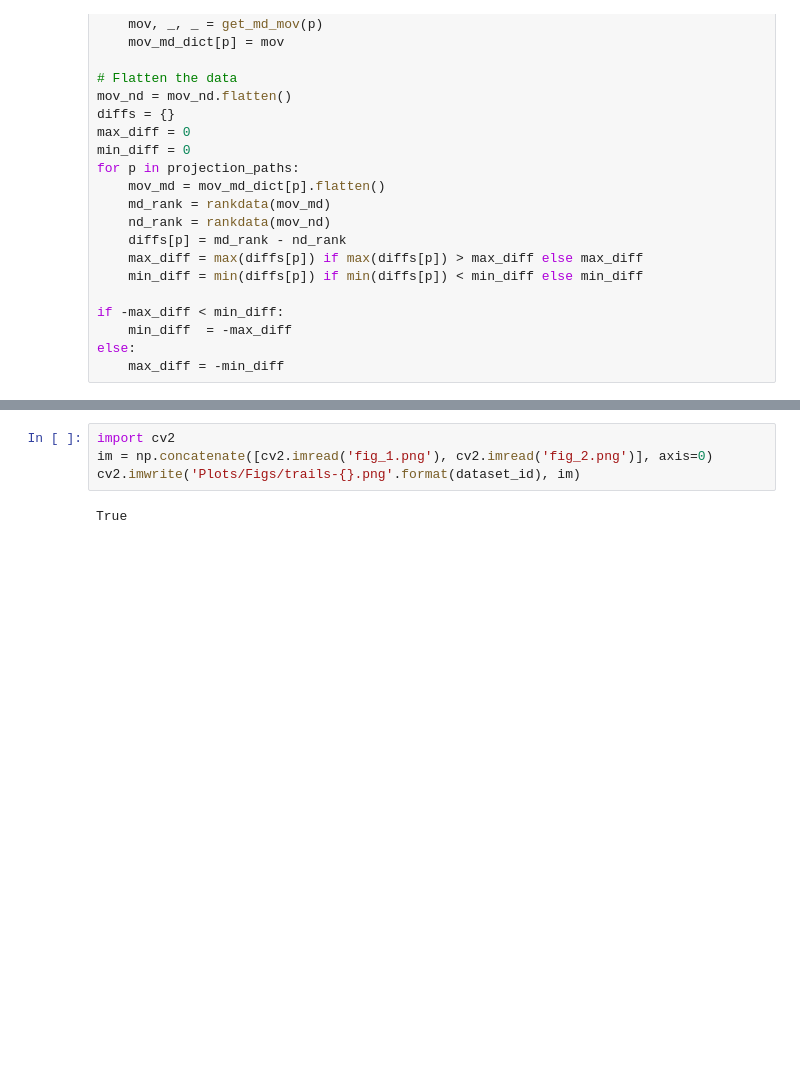
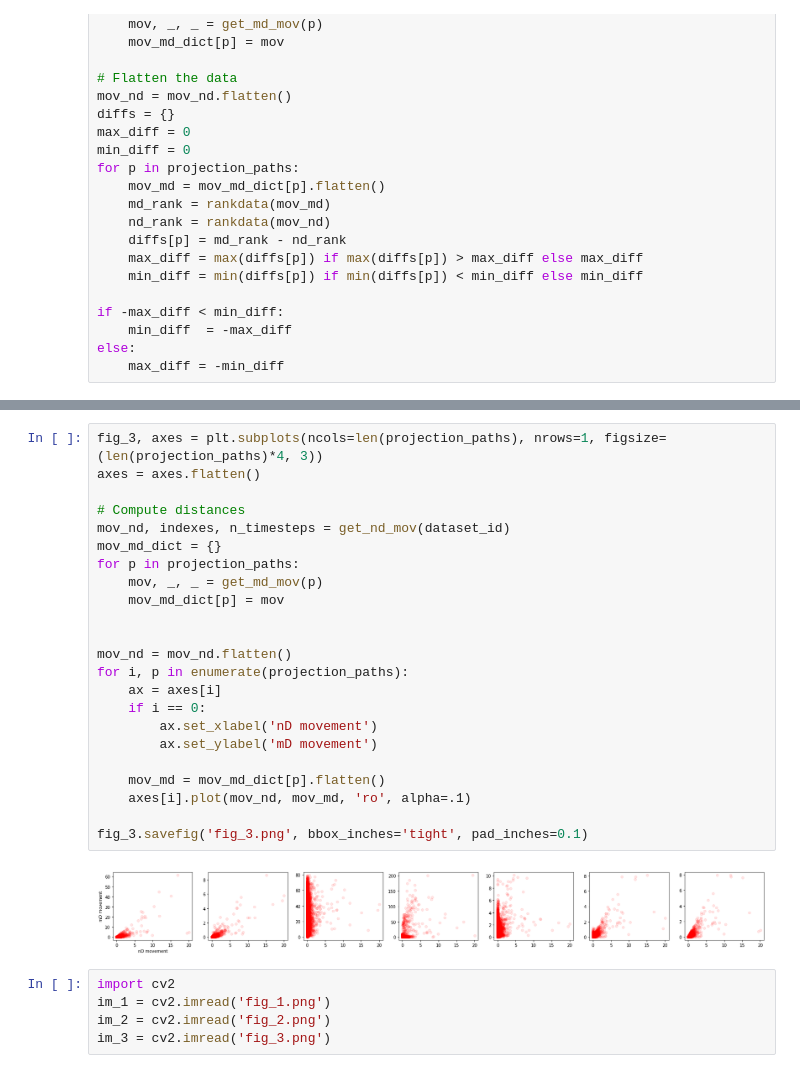
Before and after one commit to EduardoVernier/dynamic-projections, a Jupyter notebook: Plots/trails-image.ipynb, the cells around one changed output, grey strips where cells are left out. Saved outputs shown, nothing was run; the diff lists cells and outputs as text; blank space fills up the shorter version.

```diff
--- a/Plots/trails-image.ipynb
+++ b/Plots/trails-image.ipynb
@@ -282,6 +254,30 @@ fig_2.savefig('fig_2.png', bbox_inches='tight', pad_inches=0.1)
+# %%
+fig_3, axes = plt.subplots(ncols=len(projection_paths), nrows=1, figsize=(len(projection_paths)*4, 3))
+axes = axes.flatten()
+
+# Compute distances
+mov_nd, indexes, n_timesteps = get_nd_mov(dataset_id)
+mov_md_dict = {}
+for p in projection_paths:
+    mov, _, _ = get_md_mov(p)
+    mov_md_dict[p] = mov
+
+
+mov_nd = mov_nd.flatten()
+for i, p in enumerate(projection_paths):
+    ax = axes[i]
+    if i == 0:
+        ax.set_xlabel('nD movement')
+        ax.set_ylabel('mD movement')
+
+    mov_md = mov_md_dict[p].flatten()
+    axes[i].plot(mov_nd, mov_md, 'ro', alpha=.1)
+
+fig_3.savefig('fig_3.png', bbox_inches='tight', pad_inches=0.1)
+# %% [output]
+[figure, added]
 # %%
 import cv2
-im = np.concatenate([cv2.imread('fig_1.png'), cv2.imread('fig_2.png')], axis=0)
-cv2.imwrite('Plots/Figs/trails-{}.png'.format(dataset_id), im)
+im_1 = cv2.imread('fig_1.png')
+im_2 = cv2.imread('fig_2.png')
+im_3 = cv2.imread('fig_3.png')
-# %% [output]
-True
```
Also changed, not shown: parts of 4 cells of this notebook, 15 other files.
